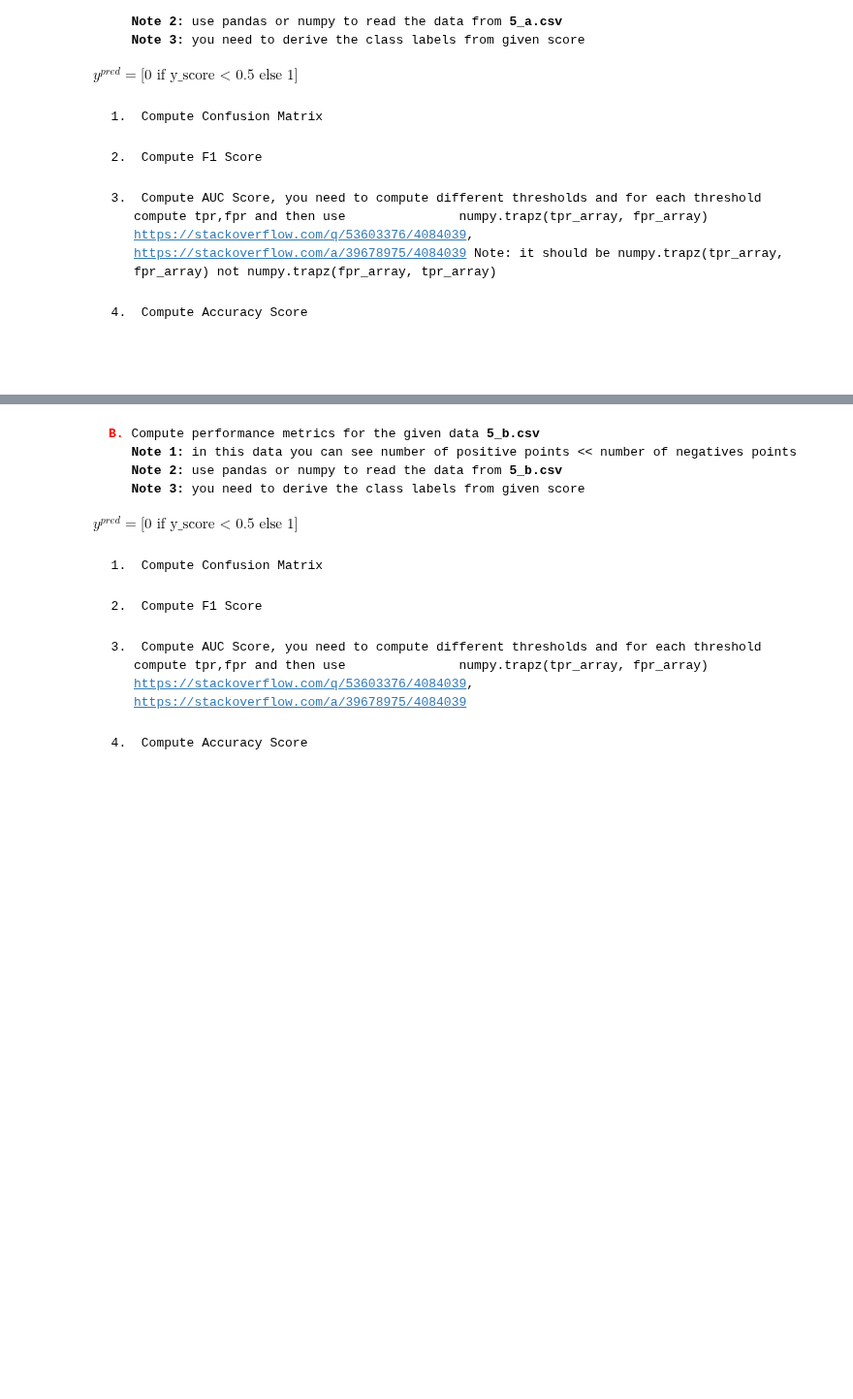
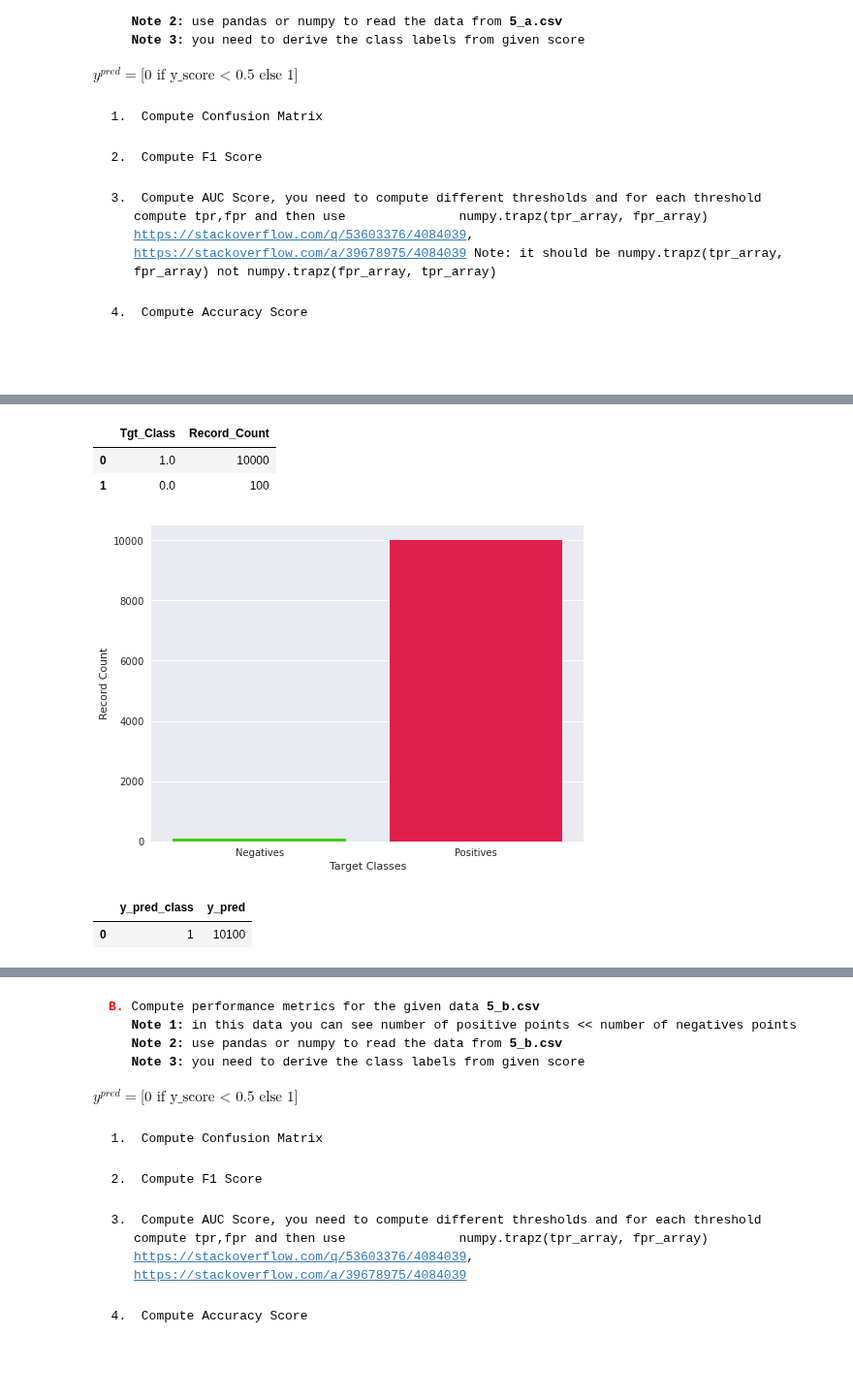
Before and after one commit to raj-shr-git/AAIC_Practice, a Jupyter notebook: ASSIGNMENTS/5.Perf_Metrics/5_Performance_metrics_Instructions.ipynb, the cells around one changed output, grey strips where cells are left out. Shown at 97% size. Cells and saved outputs as stored; diff of their text form; code cells hidden in the pictures; blank space fills up the shorter version.

Commit message:
Solved Task 1 & 2 of Assignment-5

```diff
--- a/ASSIGNMENTS/5.Perf_Metrics/5_Performance_metrics_Instructions.ipynb
+++ b/ASSIGNMENTS/5.Perf_Metrics/5_Performance_metrics_Instructions.ipynb
@@ -23,0 +34,3 @@ import pandas as pd
+# %%
+task_a_scores = pd.read_csv("5_a.csv").rename(columns={'proba':'y_score'})
+task_a_scores.head()
@@ -23,0 +56,17 @@ import pandas as pd
+# %%
+tgt_cls_rec_count = pd.DataFrame(task_a_scores['y'].value_counts()).reset_index().rename(columns={'index':'Tgt_Class','y':'Record_Count'})
+# %%
+tgt_cls_rec_count
+# %% [output]
+|  | Tgt_Class | Record_Count |
+| 0 | 1.0 | 10000 |
+| 1 | 0.0 | 100 |
+# %%
+with plt.style.context('seaborn'):
+    plt.figure(figsize=(8,6))
+    sns.barplot(x='Tgt_Class',y='Record_Count',data=tgt_cls_rec_count,palette='prism')
+    plt.xticks(ticks=(0,1),labels=('Negatives','Positives'))
+    plt.xlabel('Target Classes')
+    plt.ylabel('Record Count')
+# %% [output]
+[figure, added]
@@ -23,0 +77,5 @@ import pandas as pd
+# %%
+y_pred_rec_cnt
+# %% [output]
+|  | y_pred_class | y_pred |
+| 0 | 1 | 10100 |
```
Also changed, not shown: parts of 42 cells of this notebook.
